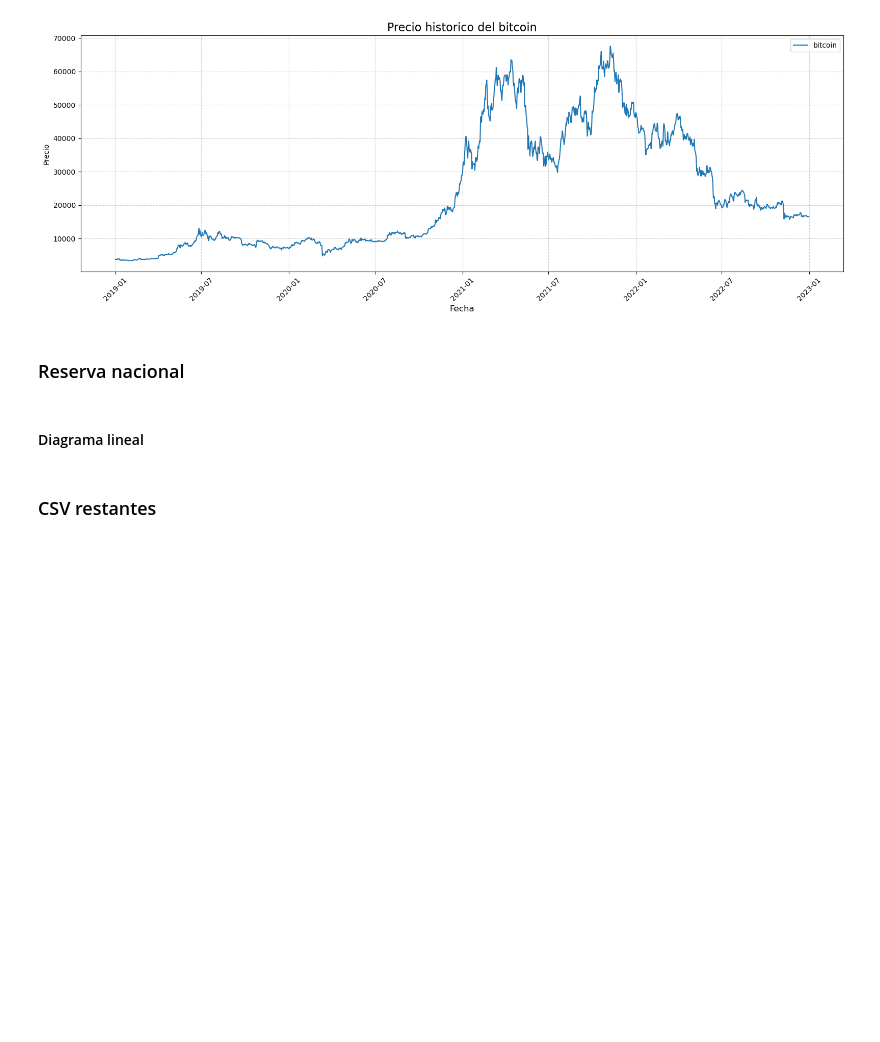
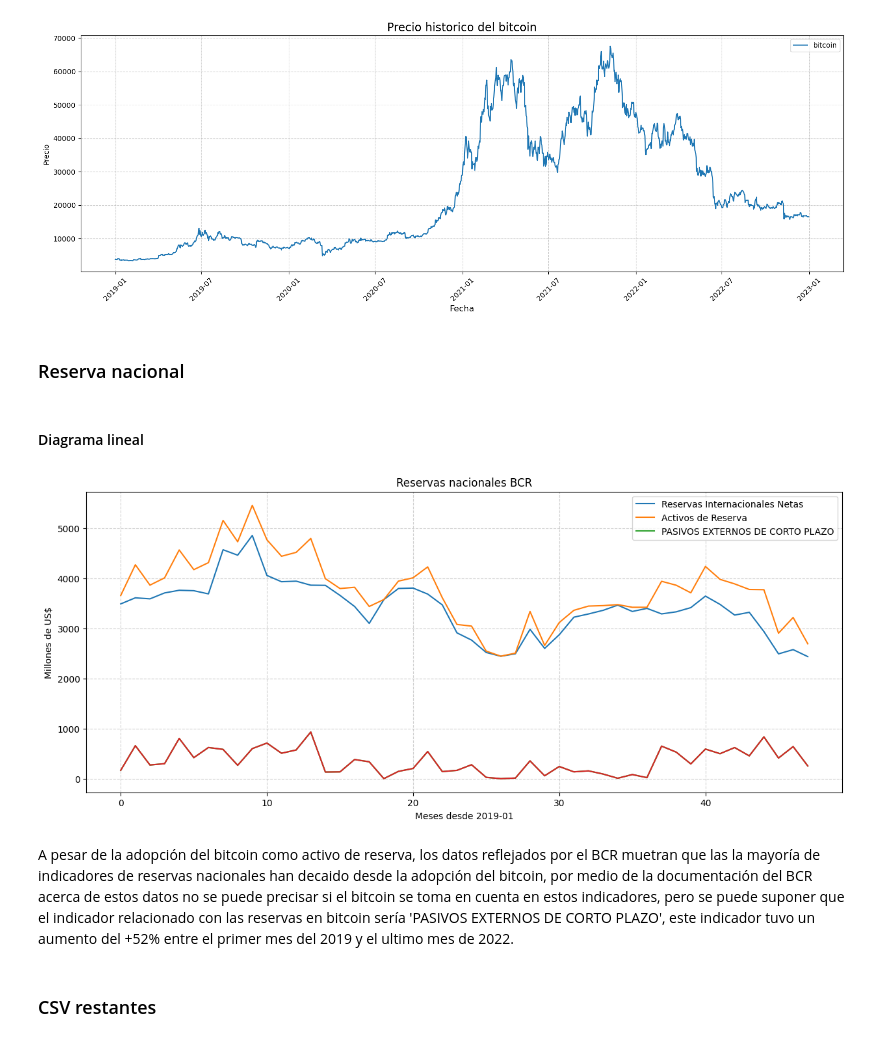
Before and after one commit to JosueRodriguezSams/CriptoSV---Samsung, a Jupyter notebook: Analisis_impacto_del_bitcoin.ipynb, the cells around one changed output. Saved outputs shown, nothing was run; the diff lists cells and outputs as text; code cells hidden in the pictures; blank space fills up the shorter version.

Commit message:
analisis de reservas agregado

```diff
--- a/Analisis_impacto_del_bitcoin.ipynb
+++ b/Analisis_impacto_del_bitcoin.ipynb
@@ -302,6 +315,20 @@ plt.show()
 # %% [markdown]
 #### Diagrama lineal
 # %%
-# Código para el diagrama lineal
+import matplotlib.pyplot as plt
+csv = pd.read_csv('Datos_bitcoin/Reservas_BCR/reservasinternacionales.csv') #dataframe ya procesado
+df_reserva2 = pd.DataFrame(csv)
+a= list(df_reserva2.index)
+
+df_reserva2.plot(kind='line',figsize=(15, 6),fontsize=10)
+plt.title('Reservas nacionales BCR')
+plt.plot(a, df_reserva2['PASIVOS EXTERNOS DE CORTO PLAZO'])
+plt.xlabel('Meses desde 2019-01'), plt.ylabel('Millones de US$')
+plt.grid(True, linestyle='--', alpha=0.6)
+plt.show()
+# %% [output]
+[figure, added]
+# %% [markdown]
+A pesar de la adopción del bitcoin como activo de reserva, los datos reflejados por el BCR muetran que las la mayoría de indicadores de reservas nacionales han decaido desde la adopción del bitcoin, por medio de la documentación del BCR acerca de estos datos no se puede precisar si el bitcoin se toma en cuenta en estos indicadores, pero se puede suponer que el indicador relacionado con las reservas en bitcoin sería 'PASIVOS EXTERNOS DE CORTO PLAZO', este indicador tuvo un aumento del +52% entre el primer mes del 2019 y el ultimo mes de 2022.
 # %% [markdown]
 ### CSV restantes
```
Also changed, not shown: parts of 2 cells of this notebook, 1 other file.
